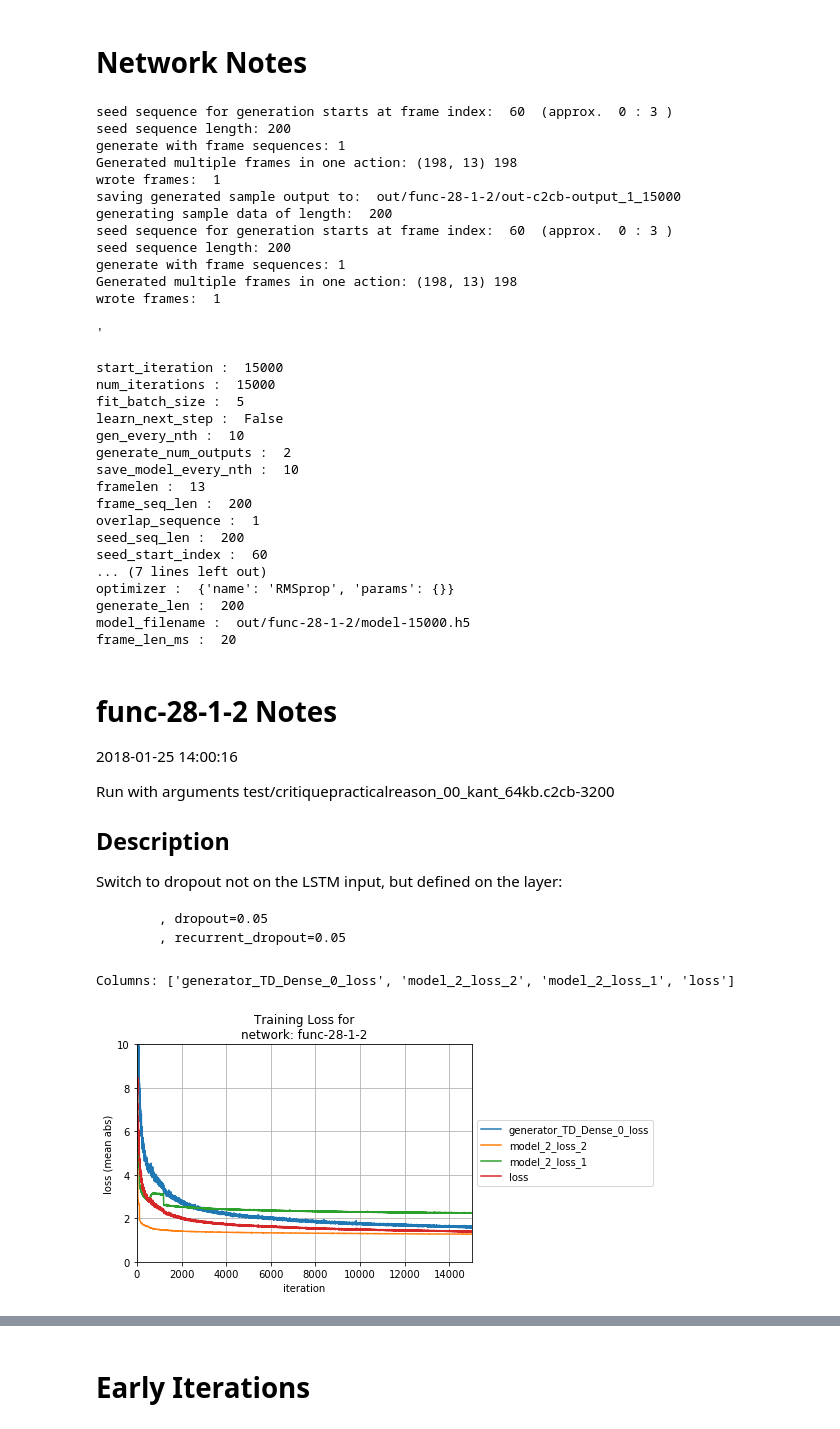
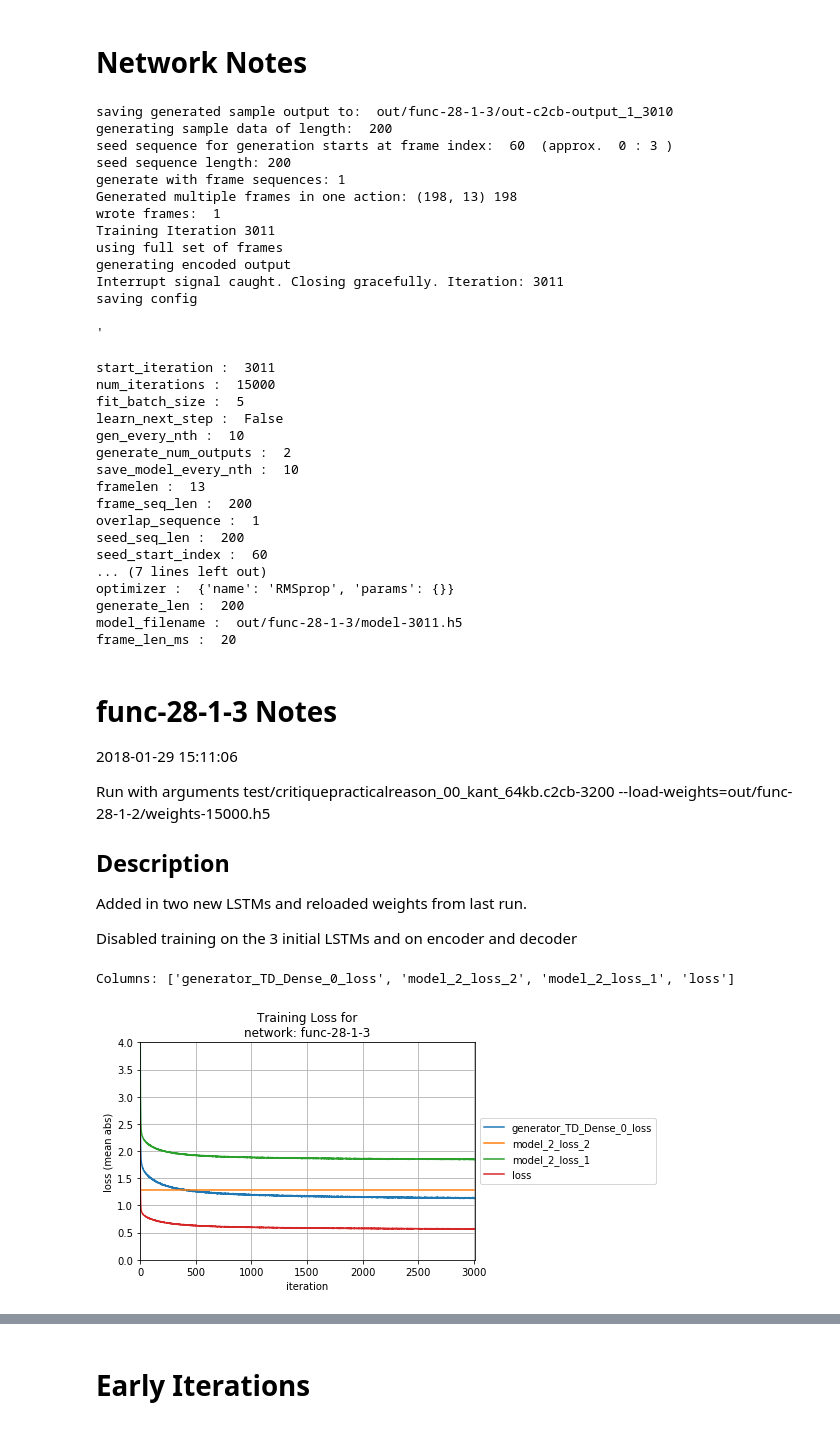
Before and after one commit to philayres/babble-rnn, a Jupyter notebook: notebooks/network_highlights.ipynb, the cells around one changed output, grey strips where cells are left out. Cells and saved outputs as stored; diff of their text form; code cells hidden in the pictures.

Commit message:
Learning func-28-1-3 test/critiquepracticalreason_00_kant_64kb.c2cb-3200 --load-weights=out/func-28-1-3/weights-3000.h5

```diff
--- a/notebooks/network_highlights.ipynb
+++ b/notebooks/network_highlights.ipynb
@@ -2,7 +2,7 @@
 # Network Notes
 # %%
 # good 160 unit *3 network
-network_model = "func-28-1-2"
+network_model = "func-28-1-3"
 iter1 = 213750
 iter2 = 23550
 codec = 3200
@@ -60,18 +60,18 @@ if os.path.isfile(nh):
     res = res.split("\n")[-1]
     print(res)
 # %% [output]
-seed sequence for generation starts at frame index:  60  (approx.  0 : 3 )
-seed sequence length: 200
-generate with frame sequences: 1
-Generated multiple frames in one action: (198, 13) 198
-wrote frames:  1
-saving generated sample output to:  out/func-28-1-2/out-c2cb-output_1_15000
+saving generated sample output to:  out/func-28-1-3/out-c2cb-output_1_3010
 generating sample data of length:  200
 seed sequence for generation starts at frame index:  60  (approx.  0 : 3 )
 seed sequence length: 200
 generate with frame sequences: 1
 Generated multiple frames in one action: (198, 13) 198
 wrote frames:  1
+Training Iteration 3011
+using full set of frames
+generating encoded output
+Interrupt signal caught. Closing gracefully. Iteration: 3011
+saving config
 
 '
 # %%
@@ -80,7 +80,7 @@ with open(home + "/store/c2gen/out/"+network_model+"/config.json") as f:
     for k,v in j.items():
         print(k,": ",v)
 # %% [output]
-start_iteration :  15000
+start_iteration :  3011
 num_iterations :  15000
 fit_batch_size :  5
 learn_next_step :  False
@@ -95,7 +95,7 @@ seed_start_index :  60
 ... (7 lines left out)
 optimizer :  {'name': 'RMSprop', 'params': {}}
 generate_len :  200
-model_filename :  out/func-28-1-2/model-15000.h5
+model_filename :  out/func-28-1-3/model-3011.h5
 frame_len_ms :  20
 # %%
 try:
@@ -105,26 +105,25 @@ try:
 except:
     print("no markdown file found")
 # %% [output]
-# func-28-1-2 Notes
+# func-28-1-3 Notes
 
-2018-01-25 14:00:16
+2018-01-29 15:11:06
 
-Run with arguments test/critiquepracticalreason_00_kant_64kb.c2cb-3200
+Run with arguments test/critiquepracticalreason_00_kant_64kb.c2cb-3200 --load-weights=out/func-28-1-2/weights-15000.h5
 
 ## Description
 
-Switch to dropout not on the LSTM input, but defined on the layer:
+Added in two new LSTMs and reloaded weights from last run.
 
-          , dropout=0.05
-          , recurrent_dropout=0.05
+Disabled training on the 3 initial LSTMs and on encoder and decoder
 # %%
 if model_type != 'functional':
   nd.model_config(network_model)
 # %%
-nd.plot_training_loss(network_model, 'mean abs', columns=['generator_TD_Dense_0_loss', 'model_2_loss_2', 'model_2_loss_1', 'loss'], weights=[20,1,1,10], start_index=0, y_max=10)
+nd.plot_training_loss(network_model, 'mean abs', columns=['generator_TD_Dense_0_loss', 'model_2_loss_2', 'model_2_loss_1', 'loss'], weights=[20,1,1,10], start_index=0, y_max=4)
 # %% [output]
 Columns: ['generator_TD_Dense_0_loss', 'model_2_loss_2', 'model_2_loss_1', 'loss']
-[figure, old version]
+[figure, new version]
 # %%
 with open(home + "/store/c2gen/out/"+network_model+"/training.log") as f:
     rl = f.readlines()
```
Also changed, not shown: parts of 5 cells of this notebook, 5 other files.
